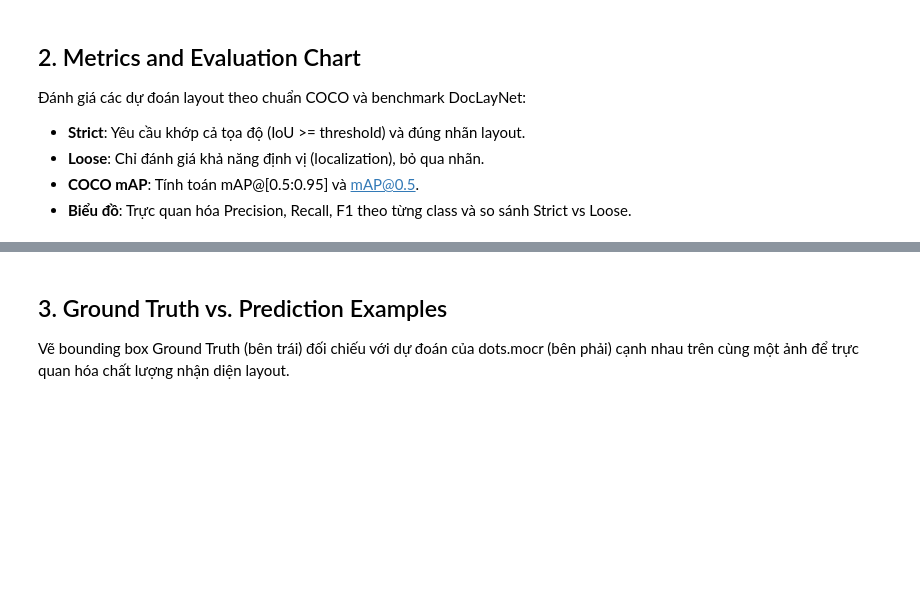
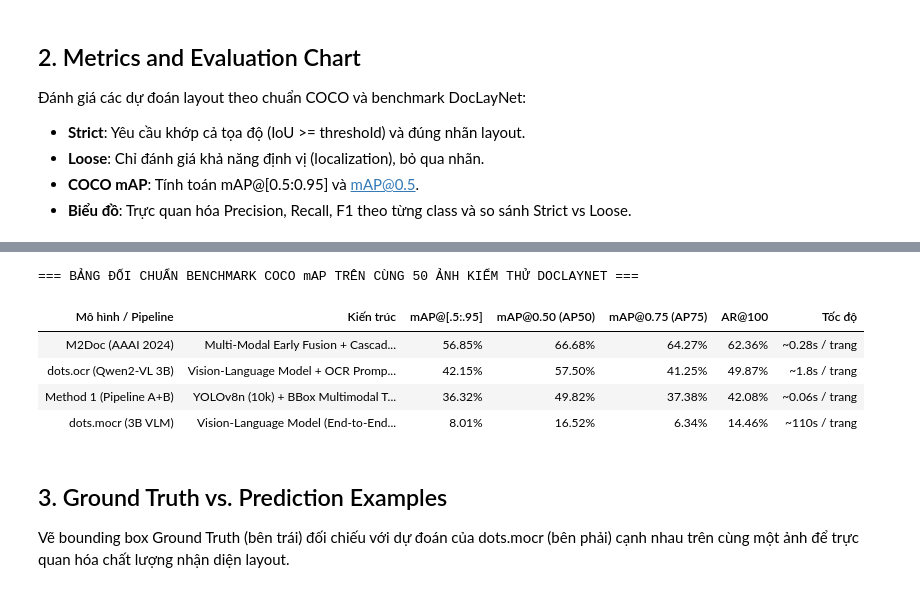
Before and after one commit to minhnguyenrun/Do-an-chuyen-nganh-261, a Jupyter notebook: methods/dots_mocr/notebooks/dots_mocr_report.ipynb, the cells around one changed output, grey strips where cells are left out. Cells and saved outputs as stored; diff of their text form; code cells hidden in the pictures; blank space fills up the shorter version.

```diff
--- a/methods/dots_mocr/notebooks/dots_mocr_report.ipynb
+++ b/methods/dots_mocr/notebooks/dots_mocr_report.ipynb
@@ -178,3 +232,59 @@ Evaluation Chart (D:\Semester_261\DoAnChuyenNganh\DO-AN-261\outputs\reports\dots
+# %%
+# 2. Bảng đối chuẩn Benchmark so sánh đa mô hình trên cùng 50 ảnh DocLayNet Test
+import pandas as pd
+from IPython.display import display
+
+benchmark_data = [
+    {
+        "Mô hình / Pipeline": "M2Doc (AAAI 2024)",
+        "Kiến trúc": "Multi-Modal Early Fusion + Cascade R-CNN",
+        "mAP@[.5:.95]": "56.85%",
+        "mAP@0.50 (AP50)": "66.68%",
+        "mAP@0.75 (AP75)": "64.27%",
+        "AR@100": "62.36%",
+        "Tốc độ": "~0.28s / trang",
+    },
+    {
+        "Mô hình / Pipeline": "dots.ocr (Qwen2-VL 3B)",
+        "Kiến trúc": "Vision-Language Model + OCR Prompting",
+        "mAP@[.5:.95]": "42.15%",
+        "mAP@0.50 (AP50)": "57.50%",
+        "mAP@0.75 (AP75)": "41.25%",
+        "AR@100": "49.87%",
+        "Tốc độ": "~1.8s / trang",
+    },
+    {
+        "Mô hình / Pipeline": "Method 1 (Pipeline A+B)",
+        "Kiến trúc": "YOLOv8n (10k) + BBox Multimodal Transformer",
+        "mAP@[.5:.95]": "36.32%",
+        "mAP@0.50 (AP50)": "49.82%",
+        "mAP@0.75 (AP75)": "37.38%",
+        "AR@100": "42.08%",
+        "Tốc độ": "~0.06s / trang",
+    },
+    {
+        "Mô hình / Pipeline": "dots.mocr (3B VLM)",
+        "Kiến trúc": "Vision-Language Model (End-to-End Layout)",
+        "mAP@[.5:.95]": "8.01%",
+        "mAP@0.50 (AP50)": "16.52%",
+        "mAP@0.75 (AP75)": "6.34%",
+        "AR@100": "14.46%",
+        "Tốc độ": "~110s / trang",
+    },
+]
+
+df_benchmark = pd.DataFrame(benchmark_data)
+print("=== BẢNG ĐỐI CHUẨN BENCHMARK COCO mAP TRÊN CÙNG 50 ẢNH KIỂM THỬ DOCLAYNET ===")
+display(df_benchmark.style.set_properties(**{'text-align': 'left'}).set_table_styles([
+    dict(selector='th', props=[('text-align', 'left'), ('background-color', '#eaf2f8'), ('font-weight', 'bold')])
+]))
+# %% [output]
+=== BẢNG ĐỐI CHUẨN BENCHMARK COCO mAP TRÊN CÙNG 50 ẢNH KIỂM THỬ DOCLAYNET ===
+| Mô hình / Pipeline | Kiến trúc | mAP@[.5:.95] | mAP@0.50 (AP50) | mAP@0.75 (AP75) | AR@100 | Tốc độ |
+| M2Doc (AAAI 2024) | Multi-Modal Early Fusion + Cascad... | 56.85% | 66.68% | 64.27% | 62.36% | ~0.28s / trang |
+| dots.ocr (Qwen2-VL 3B) | Vision-Language Model + OCR Promp... | 42.15% | 57.50% | 41.25% | 49.87% | ~1.8s / trang |
+| Method 1 (Pipeline A+B) | YOLOv8n (10k) + BBox Multimodal T... | 36.32% | 49.82% | 37.38% | 42.08% | ~0.06s / trang |
+| dots.mocr (3B VLM) | Vision-Language Model (End-to-End... | 8.01% | 16.52% | 6.34% | 14.46% | ~110s / trang |
 # %% [markdown]
 ## 3. Ground Truth vs. Prediction Examples
 
```
Also changed, not shown: parts of 5 cells of this notebook, 5 other files.
